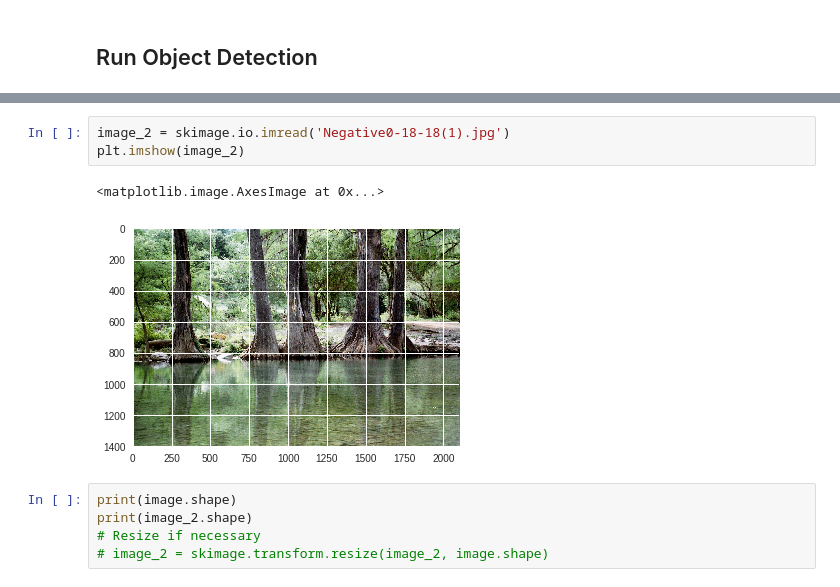
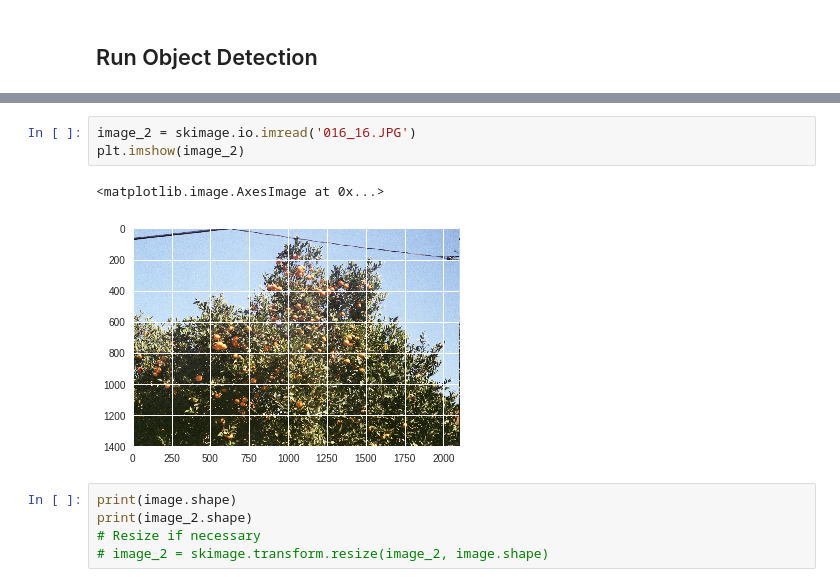
Before and after one commit to arturomf94/collage-art, a Jupyter notebook: collage_art.ipynb, the cells around one changed output, grey strips where cells are left out. Drawn from its saved outputs; the diff is of its cells as text.

```diff
--- a/collage_art.ipynb
+++ b/collage_art.ipynb
@@ -272,9 +273,9 @@ plt.imshow(mask)
 # %%
-image_2 = skimage.io.imread('Negative0-18-18(1).jpg')
+image_2 = skimage.io.imread('016_16.JPG')
 plt.imshow(image_2)
 # %% [output]
 <matplotlib.image.AxesImage at 0x...>
-[figure, old version]
+[figure, new version]
 # %%
 print(image.shape)
 print(image_2.shape)
```
Also changed, not shown: parts of 10 cells of this notebook.
